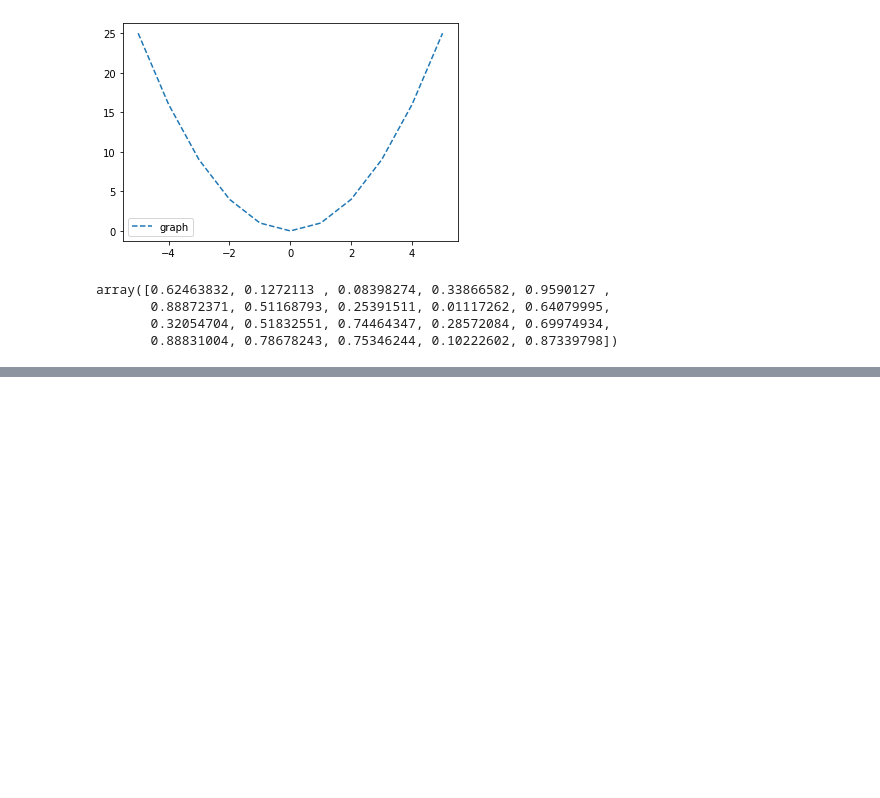
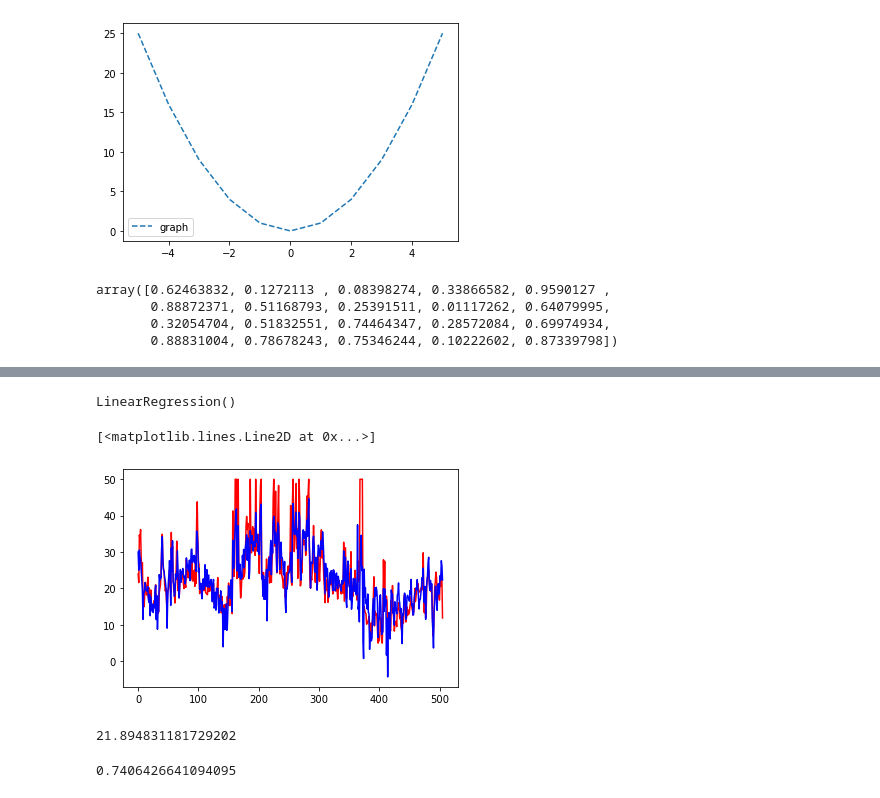
Before and after one commit to anusu90/AI-ML-101, a Jupyter notebook: LINEAR_REGRESSION/self.ipynb, the cells around one changed output, grey strips where cells are left out. Cells and saved outputs as stored; diff of their text form; code cells hidden in the pictures; blank space fills up the shorter version.

```diff
--- a/LINEAR_REGRESSION/self.ipynb
+++ b/LINEAR_REGRESSION/self.ipynb
@@ -68,0 +99,2 @@ array([0.62463832, 0.1272113 , 0.08398274, 0.33866582, 0.9590127 ,
+# %%
+boston = data.load_boston()
@@ -68,0 +112,23 @@ array([0.62463832, 0.1272113 , 0.08398274, 0.33866582, 0.9590127 ,
+# %%
+y = boston.target
+x = boston.data
+new_lr = LinearRegression()
+new_lr.fit(x,y)
+# %% [output]
+LinearRegression()
+# %%
+ypred = new_lr.predict(x)
+# %%
+plt.plot(y, color="red")
+plt.plot(ypred, color = "blue")
+# %% [output]
+[<matplotlib.lines.Line2D at 0x...>]
+[figure, added]
+# %%
+mean_squared_error(y,ypred)
+# %% [output]
+21.894831181729202
+# %%
+r2_score(y,ypred)
+# %% [output]
+0.7406426641094095
```
Also changed, not shown: parts of 30 cells of this notebook, 5 other files.
